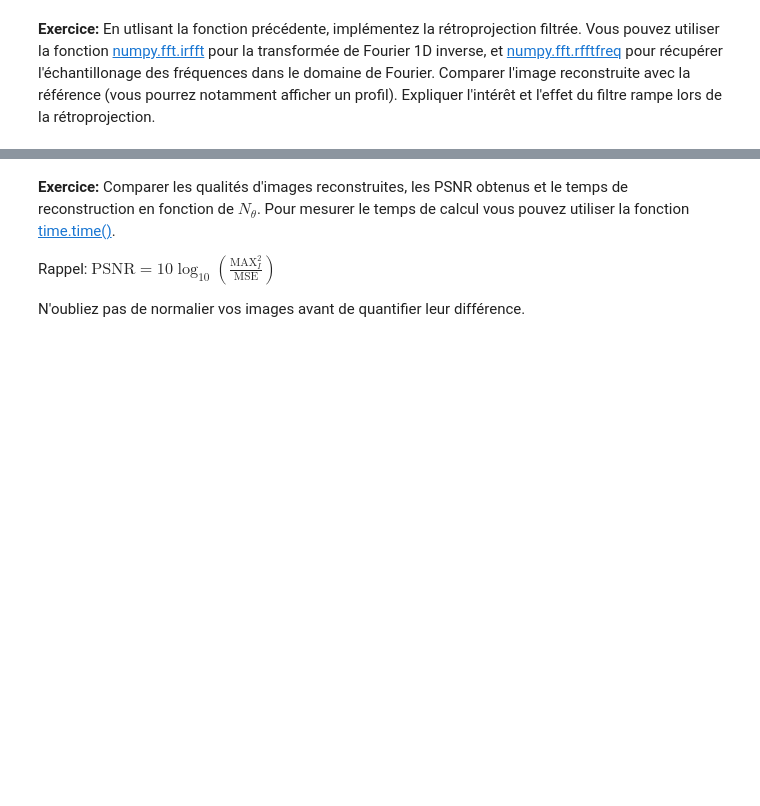
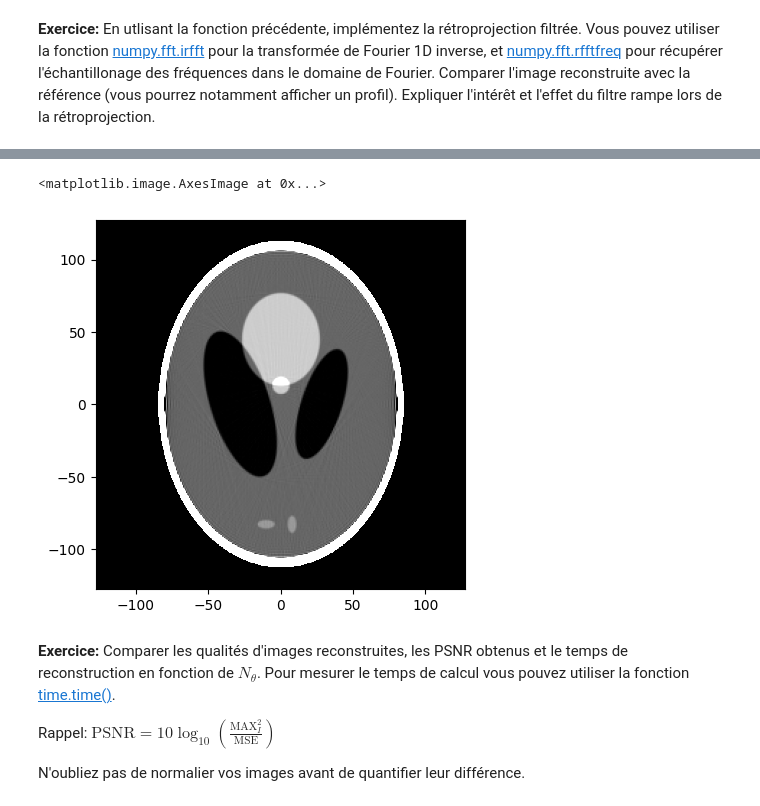
Before and after one commit to Larthur00/tomographie, a Jupyter notebook: tp_tomo.ipynb, the cells around one changed output, grey strips where cells are left out. Cells and saved outputs as stored; diff of their text form; code cells hidden in the pictures; blank space fills up the shorter version.

```diff
--- a/tp_tomo.ipynb
+++ b/tp_tomo.ipynb
@@ -233,15 +285,14 @@ def RampFilterBL(s, zeropad=2):
 **Exercice:** En utlisant la fonction précédente, implémentez la rétroprojection filtrée. Vous pouvez utiliser la fonction [numpy.fft.irfft](https://docs.scipy.org/doc/numpy/reference/generated/numpy.fft.irfft.html) pour la transformée de Fourier 1D inverse, et [numpy.fft.rfftfreq](https://docs.scipy.org/doc/numpy/reference/generated/numpy.fft.rfftfreq.html) pour récupérer l'échantillonage des fréquences dans le domaine de Fourier.
 Comparer l'image reconstruite avec la référence (vous pourrez notamment afficher un profil). Expliquer l'intérêt et l'effet du filtre rampe lors de la rétroprojection.
 # %%
-filtre_ramp, filtre_ramp_fft = RampFilterBL(s, zeropad=2)
-sinogramme_fft = np.fft.rfft(sinogramme, n=2*sinogramme.shape[1] ,axis=1)
-sinogramme_fft_filtre = sinogramme_fft*filtre_ramp_fft
-fft_inv_sinogramme_filtre = np.fft.irfft(sinogramme_fft_filtre)[:, :sinogramme.shape[1]]
+def Retroproj_filtree(sp, sinogrammep, referencep, anglesp, xp, yp):
+    filtre_ramp, filtre_ramp_fft = RampFilterBL(sp, zeropad=2)
+    sinogramme_fft = np.fft.rfft(sinogrammep, n=2*sinogrammep.shape[1] ,axis=1)
+    sinogramme_fft_filtre = sinogramme_fft*filtre_ramp_fft
+    fft_inv_sinogramme_filtre = np.fft.irfft(sinogramme_fft_filtre)[:, :sinogrammep.shape[1]]
 
-xv, yv = np.meshgrid(x, y, indexing='xy')
+    xv, yv = np.meshgrid(xp, yp, indexing='xy')
 
-f_1 = 0
-f_1 = retroproj(f, fft_inv_sinogramme_filtre, s, angles, x, y)
-
-
-plt.imshow(f_1, clim=[1,1.05], cmap=plt.cm.gray, extent=(x[0],x[-1],y[0],y[-1]), origin='lower')
+    f_1 = np.zeros_like(referencep)
+    f_1 = retroproj(f_1, fft_inv_sinogramme_filtre, sp, anglesp, xp, yp)
+    return f_1
@@ -250,0 +299,2 @@ plt.imshow(f_1, clim=[1,1.05], cmap=plt.cm.gray, extent=(x[0],x[-1],y[0],y[-1]),
+# %%
+f_retroproj_filtre = Retroproj_filtree(s, sinogramme, reference, angles, x, y)
@@ -251,3 +303,8 @@ plt.imshow(f_1, clim=[1,1.05], cmap=plt.cm.gray, extent=(x[0],x[-1],y[0],y[-1]),
+# %%
+plt.imshow(f_retroproj_filtre, clim=[1,1.05], cmap=plt.cm.gray, extent=(x[0],x[-1],y[0],y[-1]), origin='lower')
+# %% [output]
+<matplotlib.image.AxesImage at 0x...>
+[figure, added]
 # %% [markdown]
 **Exercice:** Comparer les qualités d'images reconstruites, les PSNR obtenus et le temps de reconstruction en fonction de $N_\theta$. Pour mesurer le temps de calcul vous pouvez utiliser la fonction [time.time()](https://docs.python.org/3/library/time.html).
 
```
Also changed, not shown: parts of 47 cells of this notebook.
